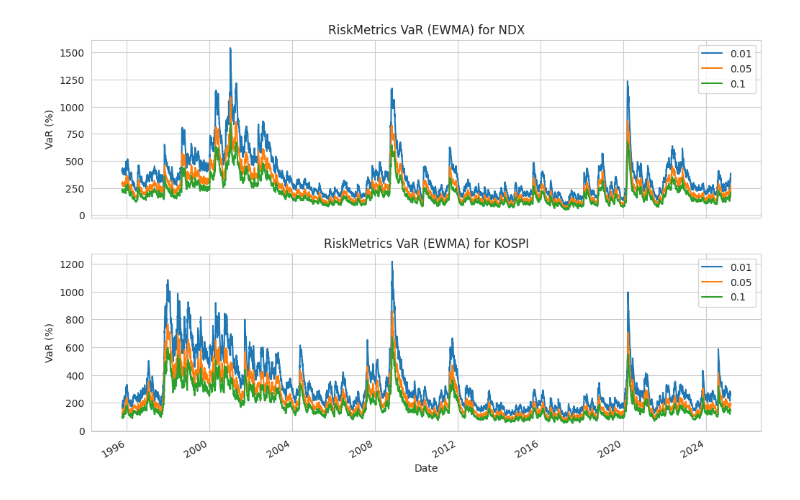
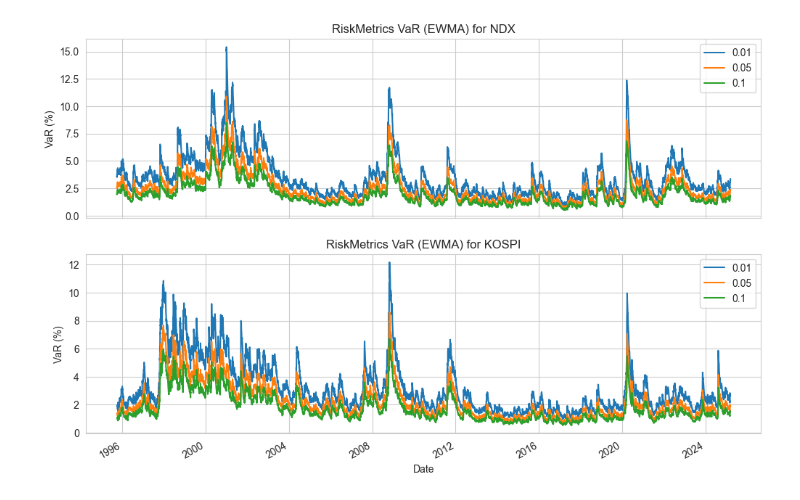
Before and after one commit to JiaqiSun45635/MFE-FE, a Jupyter notebook: PW4/Practical Work 4 Question 2.ipynb, the cells around one changed output. Saved outputs shown, nothing was run; the diff lists cells and outputs as text; code cells hidden in the pictures.

```diff
--- a/PW4/Practical Work 4 Question 2.ipynb
+++ b/PW4/Practical Work 4 Question 2.ipynb
@@ -205,0 +416,36 @@ plt.show()
+# %%
+results = {}
+
+for index_name, hits_data in zip(["NDX", "KOSPI"], [ndx_hits, kospi_hits]):
+    hit = hits_data  # HIT variable (already 0 or 1)
+
+    # Create lagged HIT variables (5 lags)
+    lags = [hit.shift(i + 1) for i in range(5)]
+    lags = pd.concat(lags, axis=1)
+
+    # Select VaR estimate (5% VaR)
+    var_col = "VaR 95%"
+    var = ndx_var_df[var_col] if index_name == "NDX" else kospi_var_df[var_col]
+
+    # Combine data for regression
+    data = pd.concat([hit, var, lags], axis=1).dropna()
+    y = data.iloc[:, 0]  # Binary target variable (HIT)
+    x = sm.add_constant(data.iloc[:, 1:])  # Add intercept
+    x.columns = ["const", "VaR"] + [f"hit_L_{i}" for i in range(1, 6)]  # Rename columns
+
+    # Run Logit and Probit models
+    logit_model = sm.Logit(y, x).fit(disp=0)
+    probit_model = sm.Probit(y, x).fit(disp=0)
+
+    # Store results
+    results[index_name] = {
+        "logit_summary": logit_model.summary(),
+        "probit_summary": probit_model.summary()
+    }
+
+# Print results
+for index_name in ["NDX", "KOSPI"]:
+    print(f"Logit Regression Summary for {index_name}:")
+    print(results[index_name]["logit_summary"])
+    print(f"\nProbit Regression Summary for {index_name}:")
+    print(results[index_name]["probit_summary"])
@@ -220,38 +484,36 @@ def riskmetrics_var_explicit(data, lambda_ewma, var_levels):
     ewma_vol = np.sqrt(ewma_var)  # Convert variance to standard deviation
 
     # Compute VaR for different confidence levels using normal quantiles
-    var_results = {alpha: -ewma_vol * stats.norm.ppf(alpha) * 100 for alpha in var_levels}  # % VaR
+    var_results = {alpha: -ewma_vol * stats.norm.ppf(alpha) for alpha in var_levels}  # % VaR
 
     return pd.DataFrame(var_results, index=data.index)
 
 # Compute RiskMetrics VaR for NDX and KOSPI using explicit summation
 ndx_var_riskmetrics_explicit = riskmetrics_var_explicit(ndx_data["Return"].dropna(), lambda_ewma, [0.01, 0.05, 0.10])
 kospi_var_riskmetrics_explicit = riskmetrics_var_explicit(kospi_data["Return"].dropna(), lambda_ewma, [0.01, 0.05, 0.10])
 
 # Find the first date where VaR is available for NDX
 first_ndx_var_date = ndx_var_df.index.min()
 
 # Find the first date where VaR is available for KOSPI
 first_kospi_var_date = kospi_var_df.index.min()
 
 # Trim RiskMetrics VaR data to start from the same date as FHS VaR
 ndx_var_riskmetrics_explicit = ndx_var_riskmetrics_explicit.loc[first_ndx_var_date:]
 kospi_var_riskmetrics_explicit = kospi_var_riskmetrics_explicit.loc[first_kospi_var_date:]
 
 # Plot RiskMetrics VaR
 fig, axes = plt.subplots(2, 1, figsize=(12, 8), sharex=True)
 
 # NDX VaR
 ndx_var_riskmetrics_explicit.plot(ax=axes[0], title="RiskMetrics VaR (EWMA) for NDX")
 axes[0].set_ylabel("VaR (%)")
 
 # KOSPI VaR
 kospi_var_riskmetrics_explicit.plot(ax=axes[1], title="RiskMetrics VaR (EWMA) for KOSPI")
 axes[1].set_ylabel("VaR (%)")
 
 plt.xlabel("Date")
 plt.show()
-
-# compare EWMA to FHS both graphically and through evaluation method
 # %% [output]
-[figure, old version]
+[figure, new version]
```
Also changed, not shown: parts of 24 cells of this notebook.
